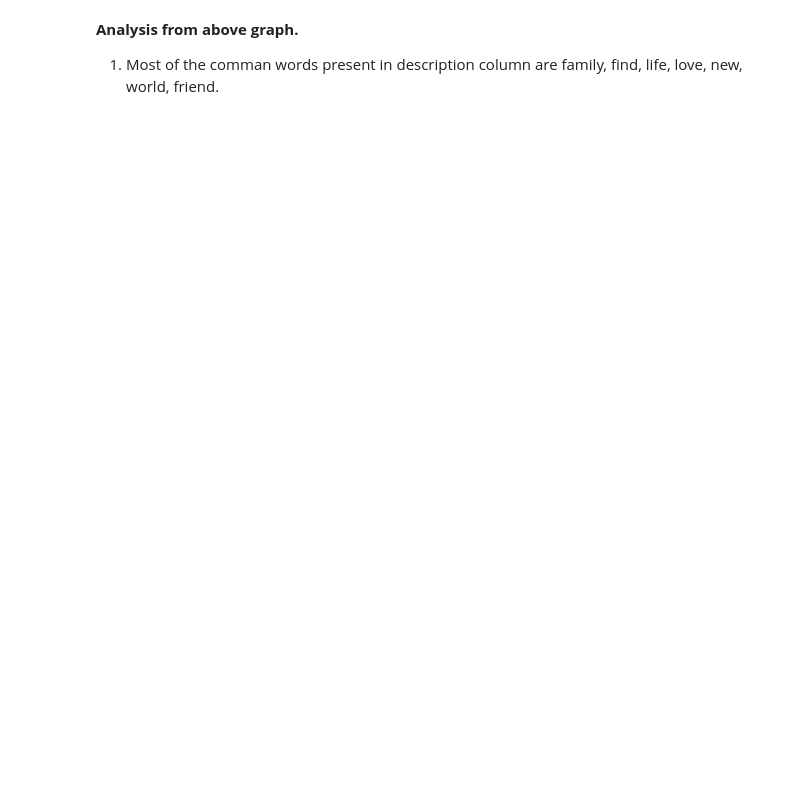
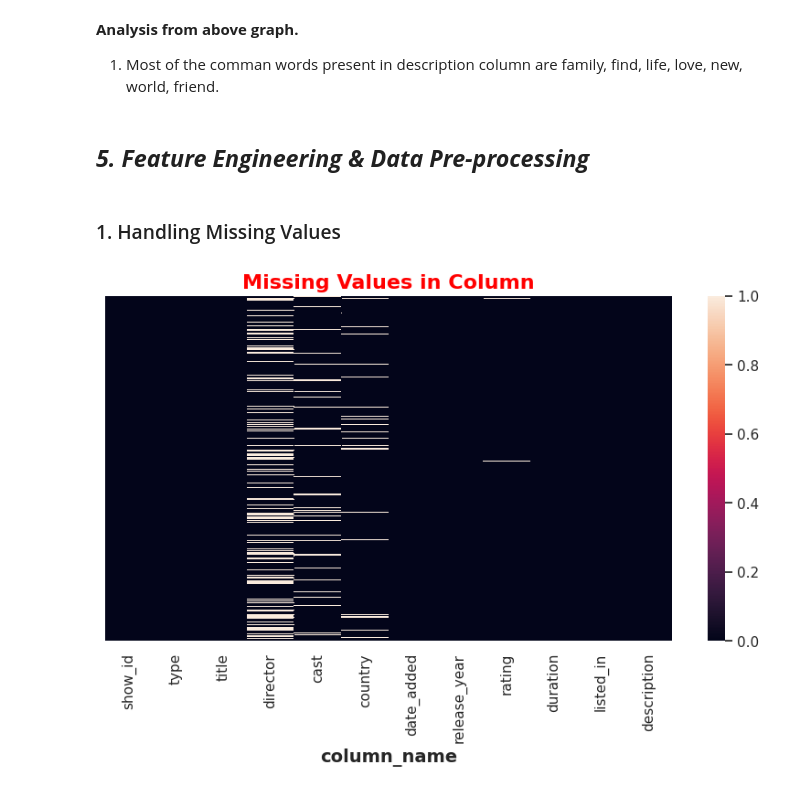
Before and after one commit to rajkumarpec/Unsupervised-Machine-Learning, a Jupyter notebook: Netflix_movie_show.ipynb, the cells around one changed output. Drawn from its saved outputs; the diff is of its cells as text; code cells hidden in the pictures; blank space fills up the shorter version.

```diff
--- a/Netflix_movie_show.ipynb
+++ b/Netflix_movie_show.ipynb
@@ -474,3 +474,17 @@ plt.show()
 # %% [markdown]
 **Analysis from above graph.**
 1. Most of the comman words present in description column are family, find, life, love, new, world, friend.
+# %% [markdown]
+## ***5. Feature Engineering & Data Pre-processing***
+# %% [markdown]
+### 1. Handling Missing Values
+# %%
+# Visualizing the missing values
+
+plt.figure(figsize=(10,5),dpi=100)
+sns.heatmap(df.isnull(), cbar=True, yticklabels=False)
+plt.xlabel("column_name", size=14, weight="bold")
+plt.title("Missing Values in Column",fontweight="bold",size=16,color='red')
+plt.show()
+# %% [output]
+[figure, added]
```
Also changed, not shown: parts of 26 cells of this notebook.
